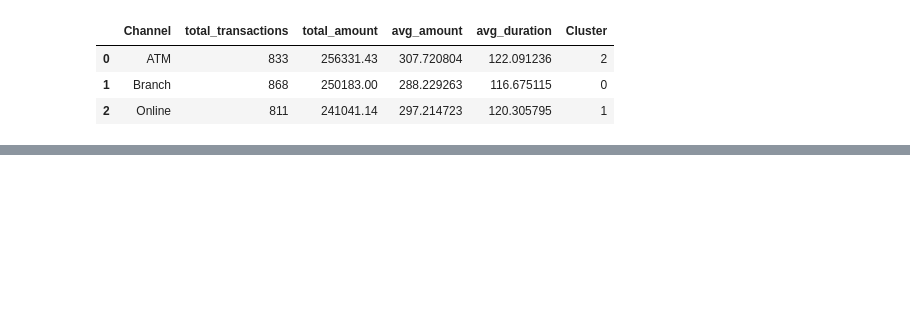
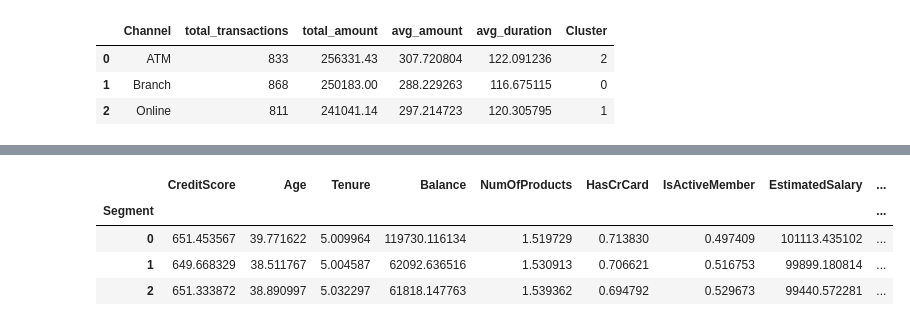
Before and after one commit to ChairoSolutions/Banking-Channel-Usage-Analysis-Customer-Segmentation-and-Digital-Adoption-Forecasting, a Jupyter notebook: Channel_Analysis.ipynb, the cells around one changed output, grey strips where cells are left out. Saved outputs shown, nothing was run; the diff lists cells and outputs as text; code cells hidden in the pictures; blank space fills up the shorter version.

```diff
--- a/Channel_Analysis.ipynb
+++ b/Channel_Analysis.ipynb
@@ -241,0 +486,13 @@ capturing trend and seasonality effects.
+# %%
+segmentation_features = [
+    "CreditScore",
+    "Age",
+    "Tenure",
+    "Balance",
+    "NumOfProducts",
+    "IsActiveMember",
+    "EstimatedSalary"
+]
+
+scaler = StandardScaler()
+scaled_features = scaler.fit_transform(customers[segmentation_features])
@@ -241,0 +503,5 @@ capturing trend and seasonality effects.
+# %%
+#Apply K-Means
+kmeans = KMeans(n_clusters=3, random_state=42)
+customers["Segment"] = kmeans.fit_predict(scaled_features)
+kmeans
@@ -241,0 +639,9 @@ capturing trend and seasonality effects.
+# %%
+# segment profile
+customers.groupby('Segment').mean(numeric_only=True)
+# %% [output]
+|  | CreditScore | Age | Tenure | Balance | NumOfProducts | HasCrCard | IsActiveMember | EstimatedSalary | ... |
+| Segment |  |  |  |  |  |  |  |  | ... |
+| 0 | 651.453567 | 39.771622 | 5.009964 | 119730.116134 | 1.519729 | 0.713830 | 0.497409 | 101113.435102 | ... |
+| 1 | 649.668329 | 38.511767 | 5.004587 | 62092.636516 | 1.530913 | 0.706621 | 0.516753 | 99899.180814 | ... |
+| 2 | 651.333872 | 38.890997 | 5.032297 | 61818.147763 | 1.539362 | 0.694792 | 0.529673 | 99440.572281 | ... |
```
Also changed, not shown: parts of 80 cells of this notebook, 1 other file.
